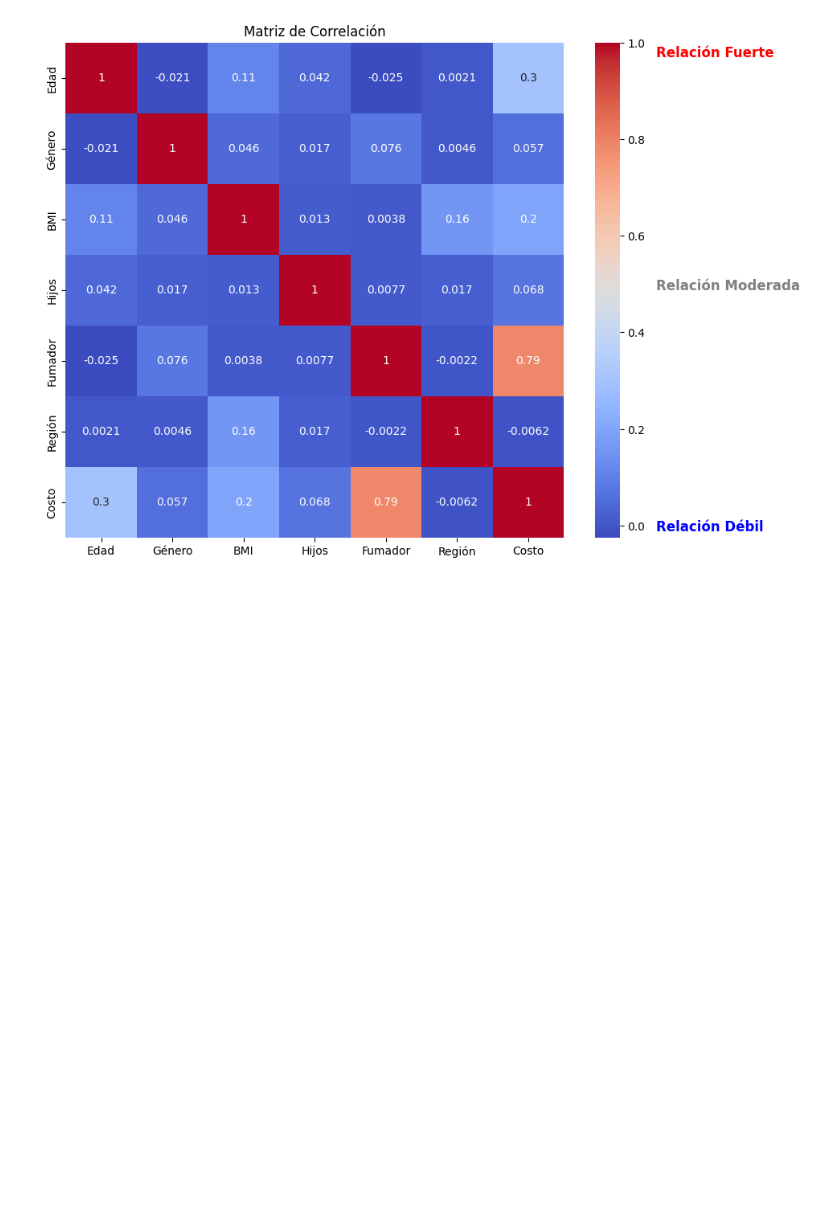
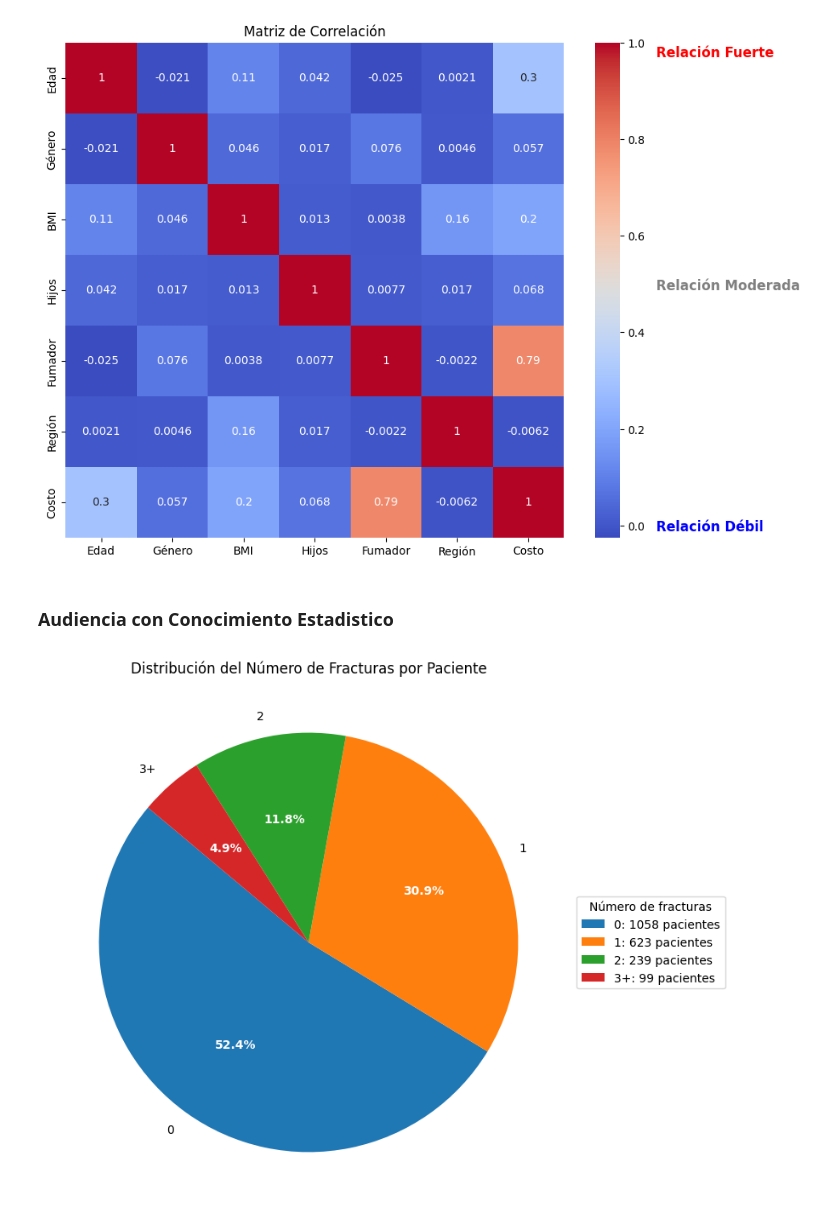
Before and after one commit to LeivaDiego/Tarea3-DataScience, a Jupyter notebook: visualizaciones.ipynb, the cells around one changed output. Saved outputs shown, nothing was run; the diff lists cells and outputs as text; code cells hidden in the pictures; blank space fills up the shorter version.

Commit message:
Graficos mejorados para audiencia con conocimiento estadistico

```diff
--- a/visualizaciones.ipynb
+++ b/visualizaciones.ipynb
@@ -120,3 +120,34 @@ plt.text(8.3, 6.9, 'Relación Débil', fontsize=12, color='blue', fontweight='bo
 plt.show()
 # %% [output]
 [figure]
+# %% [markdown]
+### Audiencia con Conocimiento Estadistico
+# %%
+# Calcular el número de fracturas por paciente
+fracture_counts = fracturas_df[['C1', 'C2', 'C3', 'C4', 'C5', 'C6', 'C7']].sum(axis=1)
+# Agrupar el número de fracturas si es mayor o igual a 3
+fracture_counts_grouped = fracture_counts.apply(lambda x: '3+' if x >= 3 else str(x)).value_counts().sort_index()
+
+# Crear un gráfico de pastel
+plt.figure(figsize=(8, 8))
+wedges, texts, autotexts = plt.pie(fracture_counts_grouped,
+        labels=fracture_counts_grouped.index,
+        autopct='%1.1f%%',
+        startangle=140,
+        colors=sns.color_palette('tab10', len(fracture_counts_grouped)))
+
+# Ajustar el estilo de los porcentajes dentro del gráfico
+for autotext in autotexts:
+    autotext.set_color('white')
+    autotext.set_fontweight('bold')
+
+# Crear una leyenda con color y etiqueta, sin el porcentaje
+legend_labels = [f"{label}: {count} pacientes" for label, count in zip(fracture_counts_grouped.index, fracture_counts_grouped)]
+plt.legend(wedges, legend_labels, title="Número de fracturas", loc="center left", bbox_to_anchor=(1, 0, 0.5, 1))
+
+
+
+plt.title('Distribución del Número de Fracturas por Paciente')
+plt.show()
+# %% [output]
+[figure, added]
```
Also changed, not shown: parts of 2 cells of this notebook.
